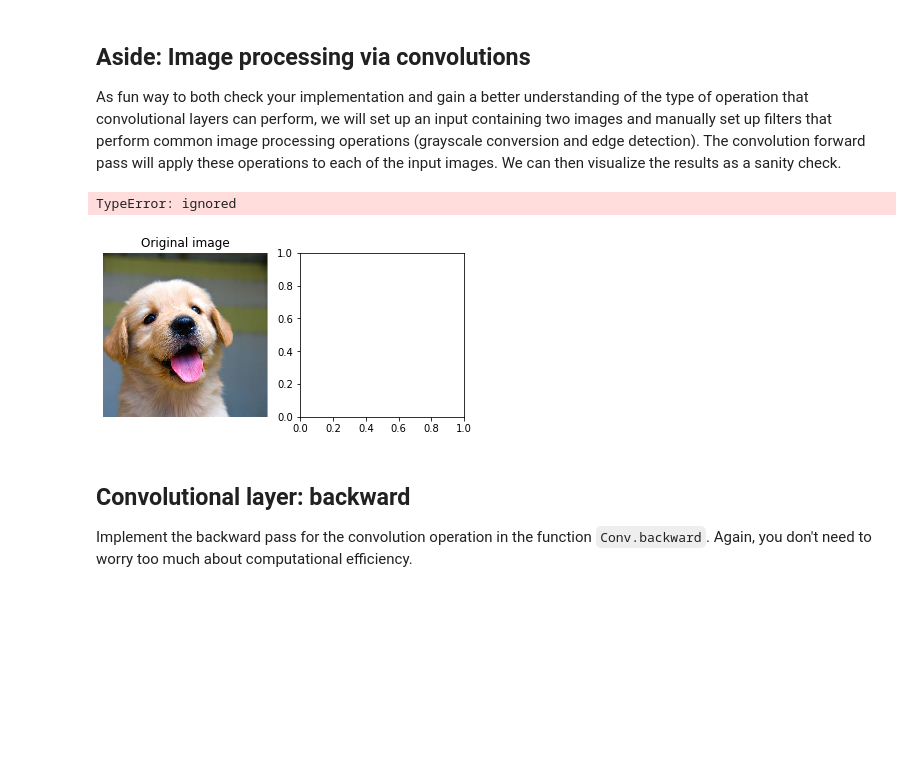
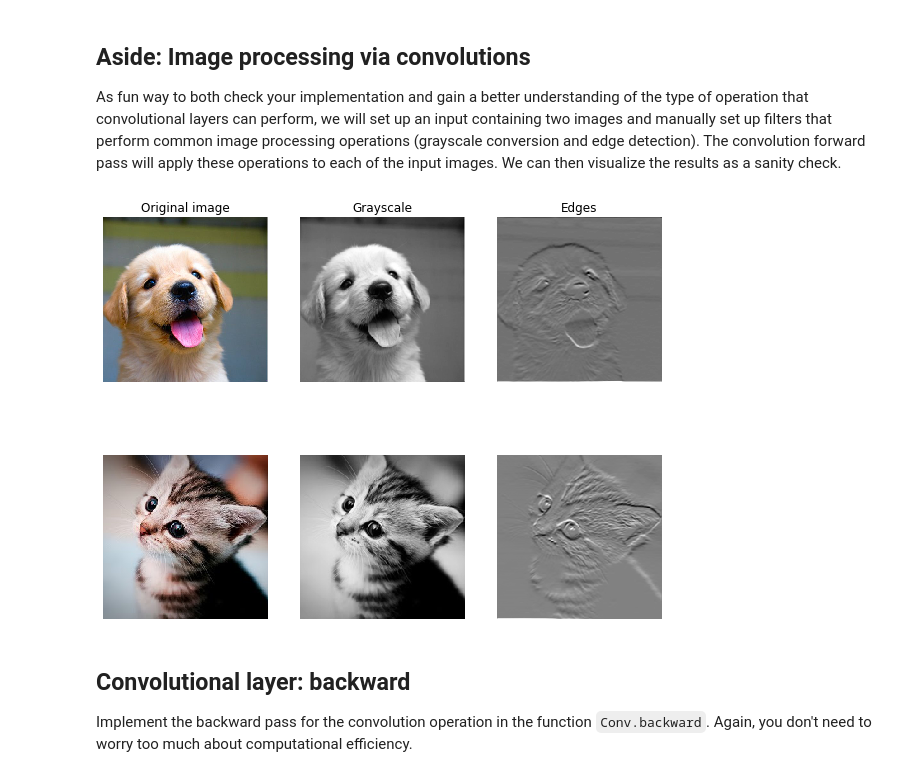
Before and after one commit to yuvalmay30/Deep-learning-for-computer-vision, a Jupyter notebook: convolutional_networks.ipynb, the cells around one changed output. Saved outputs shown, nothing was run; the diff lists cells and outputs as text; code cells hidden in the pictures; blank space fills up the shorter version.

```diff
--- a/convolutional_networks.ipynb
+++ b/convolutional_networks.ipynb
@@ -738,7 +740,7 @@ def conv_forward(x, w, b, conv_param):
 
   out_H = int(1 + (H + 2 * pad - HH) / stride)
   out_W = int(1 + (W + 2 * pad - WW) / stride)
-  out = torch.zeros((N, F, out_H, out_W), dtype=torch.float32, device='cuda')
+  out = torch.zeros((N, F, out_H, out_W), dtype=torch.double, device='cuda')
 
   half_HH = int(HH / 2)
   half_WW = int(WW / 2)
@@ -887,35 +889,35 @@ b = torch.tensor([0, 128], dtype=x.dtype)
 # Compute the result of convolving each input in x with each filter in w,
 # offsetting by b, and storing the results in out.
 out, _ = Conv.forward(x, w, b, {'stride': 1, 'pad': 1})
+out = out.cpu()
 
 def imshow_no_ax(img, normalize=True):
   """ Tiny helper to show images as uint8 and remove axis labels """
   if normalize:
     img_max, img_min = img.max(), img.min()
     img = 255.0 * (img - img_min) / (img_max - img_min)
   plt.imshow(img)
   plt.gca().axis('off')
 
 # Show the original images and the results of the conv operation
 plt.subplot(2, 3, 1)
 imshow_no_ax(puppy, normalize=False)
 plt.title('Original image')
 plt.subplot(2, 3, 2)
 imshow_no_ax(out[0, 0])
 plt.title('Grayscale')
 plt.subplot(2, 3, 3)
 imshow_no_ax(out[0, 1])
 plt.title('Edges')
 plt.subplot(2, 3, 4)
 imshow_no_ax(kitten_cropped, normalize=False)
 plt.subplot(2, 3, 5)
 imshow_no_ax(out[1, 0])
 plt.subplot(2, 3, 6)
 imshow_no_ax(out[1, 1])
 plt.show()
 # %% [output]
-TypeError: ignored
-[figure, old version]
+[figure, new version]
 # %% [markdown]
 ## Convolutional layer: backward
 Implement the backward pass for the convolution operation in the function `Conv.backward`. Again, you don't need to worry too much about computational efficiency.
```
Also changed, not shown: parts of 10 cells of this notebook.
